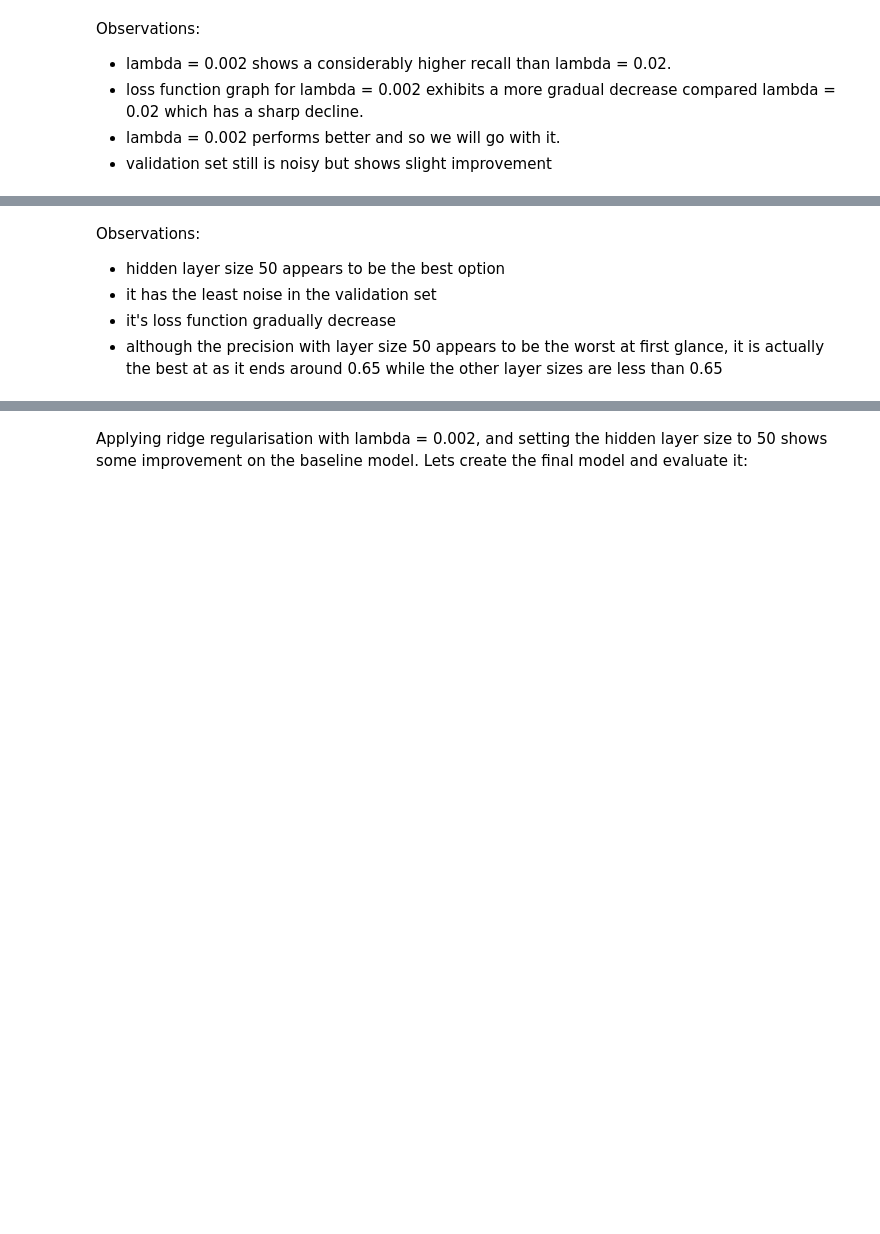
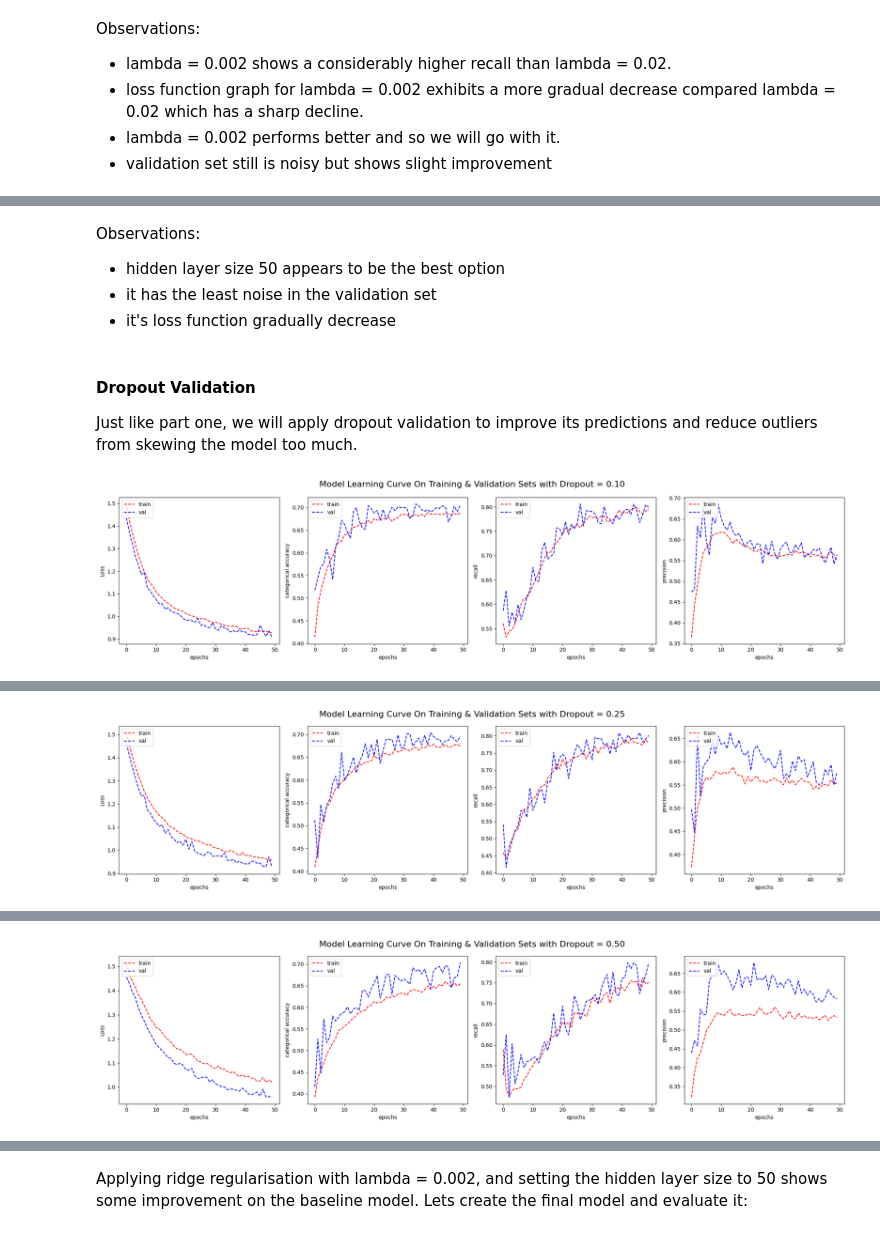
Before and after one commit to IbrahimAshhab/ML-A2-Colon-Cancer, a Jupyter notebook: s3953973_s4007880.ipynb, the cells around one changed output, grey strips where cells are left out. Saved outputs shown, nothing was run; the diff lists cells and outputs as text; code cells hidden in the pictures; blank space fills up the shorter version.

```diff
--- a/s3953973_s4007880.ipynb
+++ b/s3953973_s4007880.ipynb
@@ -1047,4 +1107,37 @@ Observations:
 - hidden layer size 50 appears to be the best option
 - it has the least noise in the validation set
 - it's loss function gradually decrease
-- although the precision with layer size 50 appears to be the worst at first glance, it is actually the best at as it ends around 0.65 while the other layer sizes are less than 0.65
+# %% [markdown]
+#### Dropout Validation
+Just like part one, we will apply dropout validation to improve its predictions and reduce outliers from skewing the model too much.
+# %%
+dropout_vals = [0.10,0.25,0.5]
+HIDDEN_LAYER_DIM = 50
+for i,dp in enumerate(dropout_vals):
+    new_model = tf.keras.Sequential([
+    tf.keras.layers.Flatten(input_shape=INPUT_DIM),
+    tf.keras.layers.Dense(HIDDEN_LAYER_DIM, activation='sigmoid', kernel_regularizer=tf.keras.regularizers.l2(0.002)),
+    tf.keras.layers.Dropout(dp),
+    tf.keras.layers.Dense(OUTPUT_CLASSES)
+    ])
+    optimizer = tf.keras.optimizers.SGD(learning_rate = 0.01,momentum = 0.0)
+    new_model.compile(optimizer=optimizer,loss=tf.keras.losses.CategoricalCrossentropy(from_logits=True),
+              metrics=['precision', 'recall', 'categorical_accuracy'])
+    new_history = new_model.fit(train_generator, validation_data = validation_generator, epochs=50, verbose=0)
+    var = list(new_history.history.keys())
+
+    # Dynamically get the recall and precision metric names
+    val_recall_metric_name = [key for key in new_history.history.keys() if 'recall' in key][-1]
+    val_precision_metric_name = [key for key in new_history.history.keys() if 'precision' in key][-1]
+    recall_metric_name = val_recall_metric_name.replace('val_', '')
+    precision_metric_name = val_precision_metric_name.replace('val_', '')
+
+    title = f'Model Learning Curve On Training & Validation Sets with Dropout = {dp:.2f}'
+    plot_learning_curve(new_history.history['loss'], new_history.history['val_loss'],
+                    new_history.history['categorical_accuracy'], new_history.history['val_categorical_accuracy'],
+                    new_history.history[precision_metric_name], new_history.history[val_precision_metric_name],
+                    new_history.history[recall_metric_name], new_history.history[val_recall_metric_name],
+                    title)
+    new_model.evaluate(test_generator)
+# %% [output]
+[figure, added]
@@ -1050,0 +1145 @@ Observations:
+[figure, added]
@@ -1050,0 +1147 @@ Observations:
+[figure, added]
```
Also changed, not shown: parts of 34 cells of this notebook.
